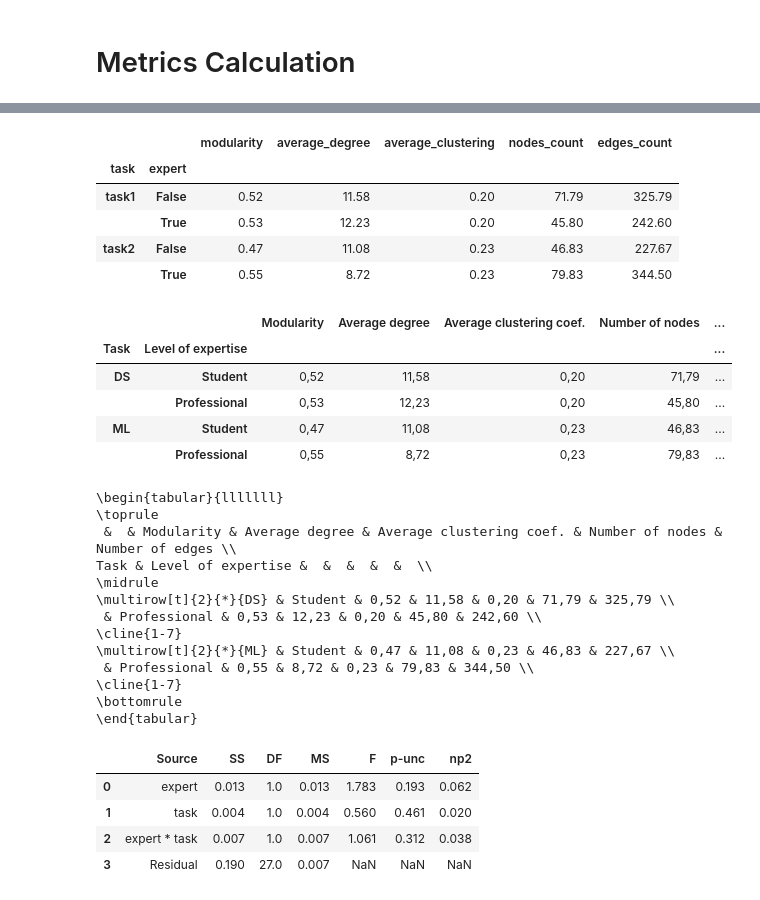
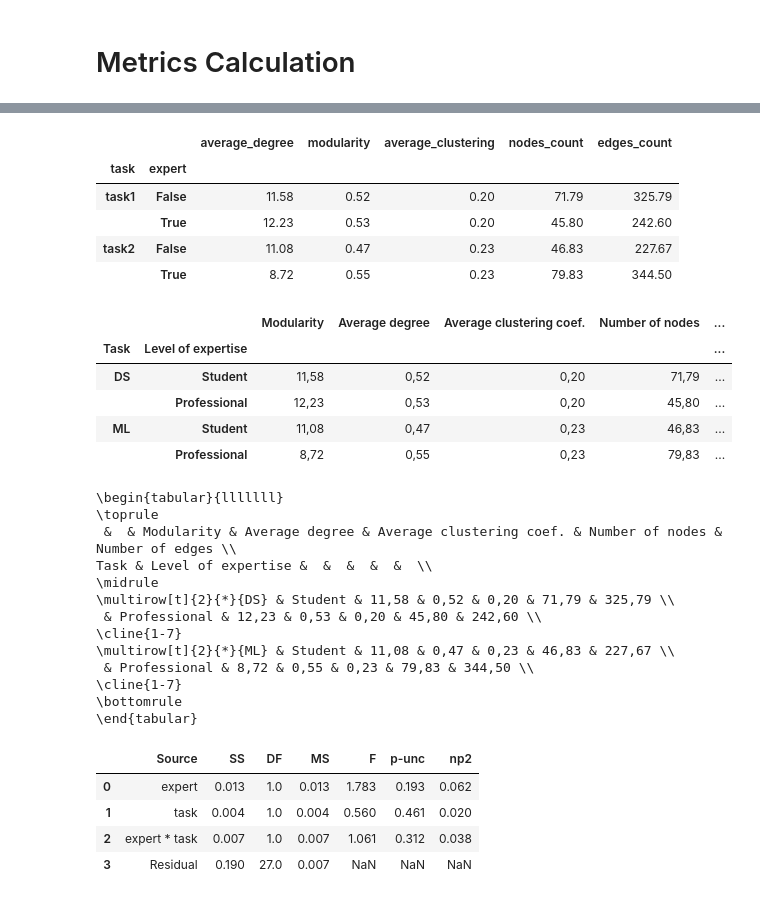
Before and after one commit to konstantgr/jupyter-logs-analysis, a Jupyter notebook: analysis/03-graph-analysis.ipynb, the cells around one changed output, grey strips where cells are left out. Cells and saved outputs as stored; diff of their text form; code cells hidden in the pictures.

```diff
--- a/analysis/03-graph-analysis.ipynb
+++ b/analysis/03-graph-analysis.ipynb
@@ -99,17 +109,21 @@ graph_metrics_merged.head()
 | 2 | 19160d7e-eb8e-4a81-9e92-e9d8335eee31 | 0.564548 | 10.238095 | 0.252116 | 42 | 215 | expert_5 | True | ... |
 | 3 | 232bcb48-7455-4109-9eeb-809649a6bedc | 0.502743 | 12.985507 | 0.229112 | 69 | 448 | expert_1 | True | ... |
 | 4 | 29da7c56-5a69-485f-b181-a0a7199a559c | 0.572181 | 7.943396 | 0.143793 | 106 | 421 | student_2 | False | ... |
+# %%
+metrics = [
+    'average_degree', 'modularity', 'average_clustering',
+    'nodes_count', 'edges_count'
+]
 # %%
-metrics = list(processor.graph_metrics_mapping.keys())
 graph_table = graph_metrics_merged.groupby(['task', 'expert'])[metrics].mean().round(2).applymap('{:.2f}'.format)
 graph_table
 # %% [output]
-|  |  | modularity | average_degree | average_clustering | nodes_count | edges_count |
+|  |  | average_degree | modularity | average_clustering | nodes_count | edges_count |
 | task | expert |  |  |  |  |  |
-| task1 | False | 0.52 | 11.58 | 0.20 | 71.79 | 325.79 |
-|  | True | 0.53 | 12.23 | 0.20 | 45.80 | 242.60 |
-| task2 | False | 0.47 | 11.08 | 0.23 | 46.83 | 227.67 |
-|  | True | 0.55 | 8.72 | 0.23 | 79.83 | 344.50 |
+| task1 | False | 11.58 | 0.52 | 0.20 | 71.79 | 325.79 |
+|  | True | 12.23 | 0.53 | 0.20 | 45.80 | 242.60 |
+| task2 | False | 11.08 | 0.47 | 0.23 | 46.83 | 227.67 |
+|  | True | 8.72 | 0.55 | 0.23 | 79.83 | 344.50 |
 # %%
 pretty_lang = {'task1': 'DS', 'task2': 'ML', np.NaN: 'All',
                False: 'Student', True: 'Professional'}
@@ -129,10 +143,10 @@ graph_table_prettify
 # %% [output]
 |  |  | Modularity | Average degree | Average clustering coef. | Number of nodes | ... |
 | Task | Level of expertise |  |  |  |  | ... |
-| DS | Student | 0,52 | 11,58 | 0,20 | 71,79 | ... |
-|  | Professional | 0,53 | 12,23 | 0,20 | 45,80 | ... |
-| ML | Student | 0,47 | 11,08 | 0,23 | 46,83 | ... |
-|  | Professional | 0,55 | 8,72 | 0,23 | 79,83 | ... |
+| DS | Student | 11,58 | 0,52 | 0,20 | 71,79 | ... |
+|  | Professional | 12,23 | 0,53 | 0,20 | 45,80 | ... |
+| ML | Student | 11,08 | 0,47 | 0,23 | 46,83 | ... |
+|  | Professional | 8,72 | 0,55 | 0,23 | 79,83 | ... |
 # %%
 print(graph_table_prettify.to_latex(escape=True))
 # %% [output]
@@ -141,11 +155,11 @@ print(graph_table_prettify.to_latex(escape=True))
  &  & Modularity & Average degree & Average clustering coef. & Number of nodes & Number of edges \\
 Task & Level of expertise &  &  &  &  &  \\
 \midrule
-\multirow[t]{2}{*}{DS} & Student & 0,52 & 11,58 & 0,20 & 71,79 & 325,79 \\
- & Professional & 0,53 & 12,23 & 0,20 & 45,80 & 242,60 \\
+\multirow[t]{2}{*}{DS} & Student & 11,58 & 0,52 & 0,20 & 71,79 & 325,79 \\
+ & Professional & 12,23 & 0,53 & 0,20 & 45,80 & 242,60 \\
 \cline{1-7}
-\multirow[t]{2}{*}{ML} & Student & 0,47 & 11,08 & 0,23 & 46,83 & 227,67 \\
- & Professional & 0,55 & 8,72 & 0,23 & 79,83 & 344,50 \\
+\multirow[t]{2}{*}{ML} & Student & 11,08 & 0,47 & 0,23 & 46,83 & 227,67 \\
+ & Professional & 8,72 & 0,55 & 0,23 & 79,83 & 344,50 \\
 \cline{1-7}
 \bottomrule
 \end{tabular}
```
Also changed, not shown: parts of 16 cells of this notebook, 19 other files.
